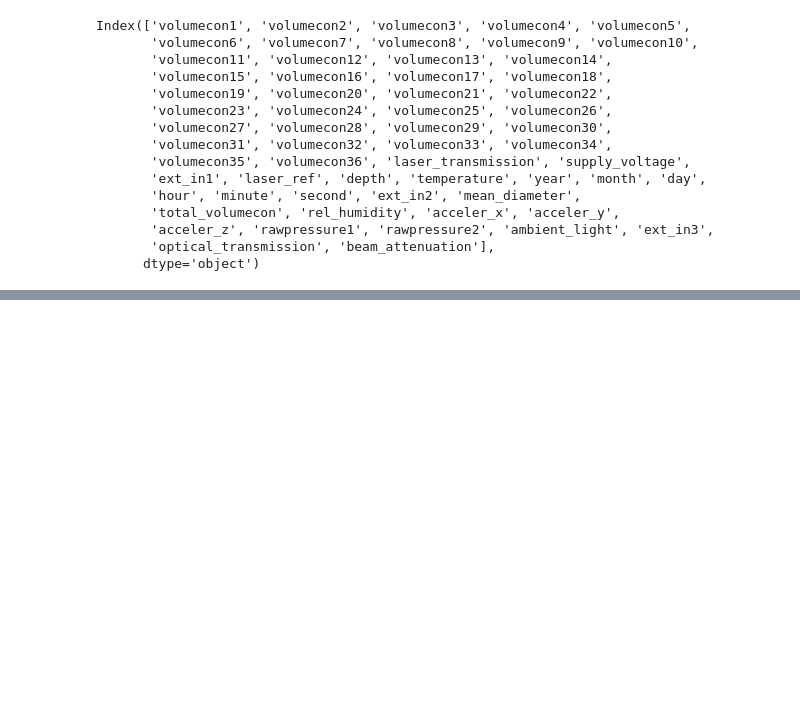
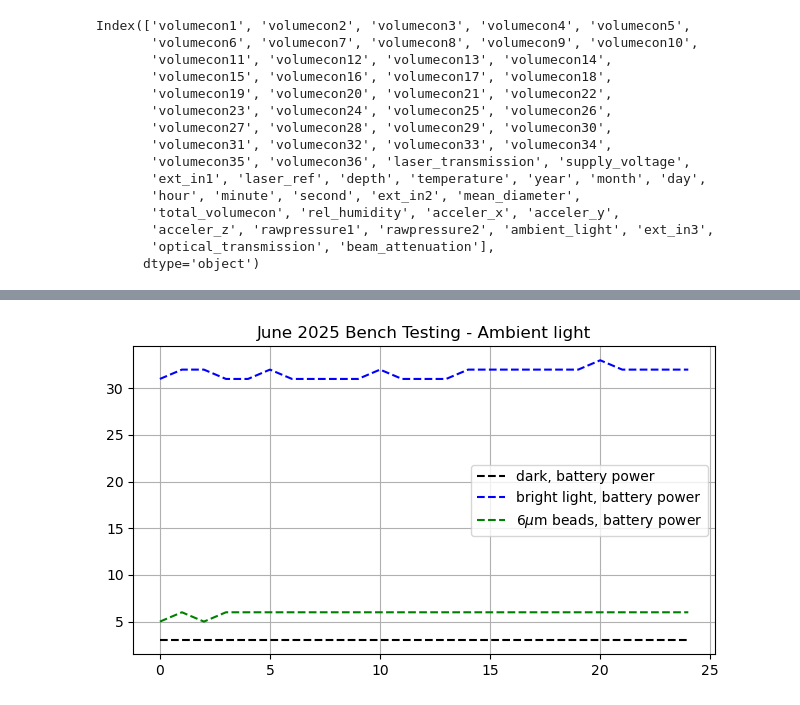
Before and after one commit to cooleyky/prtsz_deep_dive, a Jupyter notebook: 02-lisst-bench-test-transmission.ipynb, the cells around one changed output, grey strips where cells are left out. Drawn from its saved outputs; the diff is of its cells as text; code cells hidden in the pictures; blank space fills up the shorter version.

```diff
--- a/02-lisst-bench-test-transmission.ipynb
+++ b/02-lisst-bench-test-transmission.ipynb
@@ -141,0 +155,5 @@ fig1, ax1 = plot_lisst('optical_transmission', all_lisst_data)
+# %%
+# Plot laser reference
+fig4, ax4 = plot_lisst('ambient_light', all_lisst_data, power_supply="battery")
+# %% [output]
+[figure, added]
```
Also changed, not shown: parts of 21 cells of this notebook, 1 other file.
